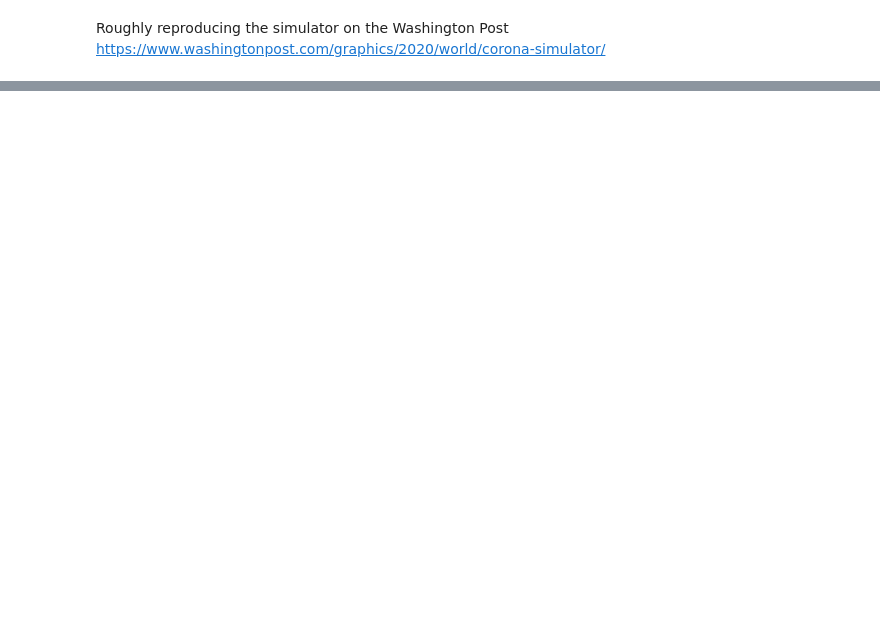
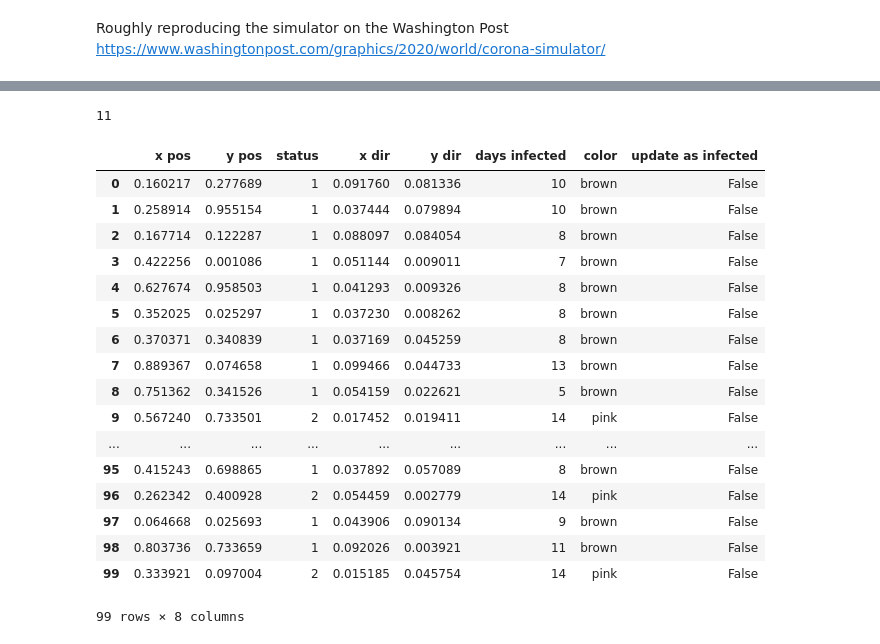
Before and after one commit to jasonstewartnz/spread-simulator, a Jupyter notebook: simulator.ipynb, the cells around one changed output, grey strips where cells are left out. Saved outputs shown, nothing was run; the diff lists cells and outputs as text; code cells hidden in the pictures; blank space fills up the shorter version.

Commit message:
Simulation looks ok. Infects, recovers, counts days. Implemented recovery/mortality

```diff
--- a/simulator.ipynb
+++ b/simulator.ipynb
@@ -11,18 +14,26 @@ from numpy import random as rd
 # %%
 n_agents = 100
-transmission_threshold_distance = 0.01
+transmission_threshold_distance = 0.08
 transmission_factor = 1
+recovery_days = 14
+probability_of_mortality = 0.02
 
-speed = 0.01
+
+speed = 0.1
 initial_infections = 1
 
+status_colors = {0: 'blue', 1: 'brown', 2: 'pink', 3: 'black'}
+def status_color(status):
+    return status_colors[status]
 
 def initialize_agents(n_agents, initial_infections):
     x_pos = [rd.uniform() for _ in range(n_agents)]
     y_pos = [rd.uniform() for _ in range(n_agents)]
 
-    x_dir = [rd.normal()*speed for _ in range(n_agents)]
-    y_dir = [rd.normal()*speed for _ in range(n_agents)]
+    x_dir = [rd.uniform()*speed for _ in range(n_agents)]
+    y_dir = [rd.uniform()*speed for _ in range(n_agents)]
+
+    days_infected = [0 for _ in range(n_agents)]
 
     agent_order = rd.permutation(n_agents)
 
@@ -33,12 +44,19 @@ def initialize_agents(n_agents, initial_infections):
     # 2 - recovered
     # 3 - mortality
 
-    initial_patients = 1
     # create patient(s) zero
-    for agent_index in agent_order[0:initial_patients]:
+    for agent_index in agent_order[0:initial_infections]:
         agent_status[agent_index]  = 1
+        days_infected[agent_index]  = 1
 
-    agents = pd.DataFrame({'x pos': x_pos, 'y pos': y_pos, 'status': agent_status, 'x dir': x_dir, 'y dir': y_dir})
+    agents = pd.DataFrame({'x pos': x_pos,
+                           'y pos': y_pos,
+                           'status': agent_status,
+                           'x dir': x_dir,
+                           'y dir': y_dir,
+                           'days infected': days_infected,
+                           'color': [status_color(status) for status in agent_status],
+                          })
 
     return agents
 
@@ -46,4 +64,5 @@ def initialize_agents(n_agents, initial_infections):
 agents = initialize_agents(n_agents, initial_infections)
 
 print(agents['status'].to_list())# eye-balling that there is one (or initial_infections) agent with status=1 and the rest zero
+print()
 # %% [output]
@@ -190,2 +259,25 @@ for period_i in range(n_periods):
+# %%
+len(agent_state)
+# %% [output]
+11
 # %%
-print(agent_state[-1].loc[agent_state[-1]['status']==1,:])
+agent_state[-1].loc[agent_state[-1]['status']>=1,:]
+# %% [output]
+|  | x pos | y pos | status | x dir | y dir | days infected | color | update as infected |
+| 0 | 0.160217 | 0.277689 | 1 | 0.091760 | 0.081336 | 10 | brown | False |
+| 1 | 0.258914 | 0.955154 | 1 | 0.037444 | 0.079894 | 10 | brown | False |
+| 2 | 0.167714 | 0.122287 | 1 | 0.088097 | 0.084054 | 8 | brown | False |
+| 3 | 0.422256 | 0.001086 | 1 | 0.051144 | 0.009011 | 7 | brown | False |
+| 4 | 0.627674 | 0.958503 | 1 | 0.041293 | 0.009326 | 8 | brown | False |
+| 5 | 0.352025 | 0.025297 | 1 | 0.037230 | 0.008262 | 8 | brown | False |
+| 6 | 0.370371 | 0.340839 | 1 | 0.037169 | 0.045259 | 8 | brown | False |
+| 7 | 0.889367 | 0.074658 | 1 | 0.099466 | 0.044733 | 13 | brown | False |
+| 8 | 0.751362 | 0.341526 | 1 | 0.054159 | 0.022621 | 5 | brown | False |
+| 9 | 0.567240 | 0.733501 | 2 | 0.017452 | 0.019411 | 14 | pink | False |
+| ... | ... | ... | ... | ... | ... | ... | ... | ... |
+| 95 | 0.415243 | 0.698865 | 1 | 0.037892 | 0.057089 | 8 | brown | False |
+| 96 | 0.262342 | 0.400928 | 2 | 0.054459 | 0.002779 | 14 | pink | False |
+| 97 | 0.064668 | 0.025693 | 1 | 0.043906 | 0.090134 | 9 | brown | False |
+| 98 | 0.803736 | 0.733659 | 1 | 0.092026 | 0.003921 | 11 | brown | False |
+| 99 | 0.333921 | 0.097004 | 2 | 0.015185 | 0.045754 | 14 | pink | False |
+99 rows × 8 columns
```
Also changed, not shown: parts of 18 cells of this notebook, 1 other file.
